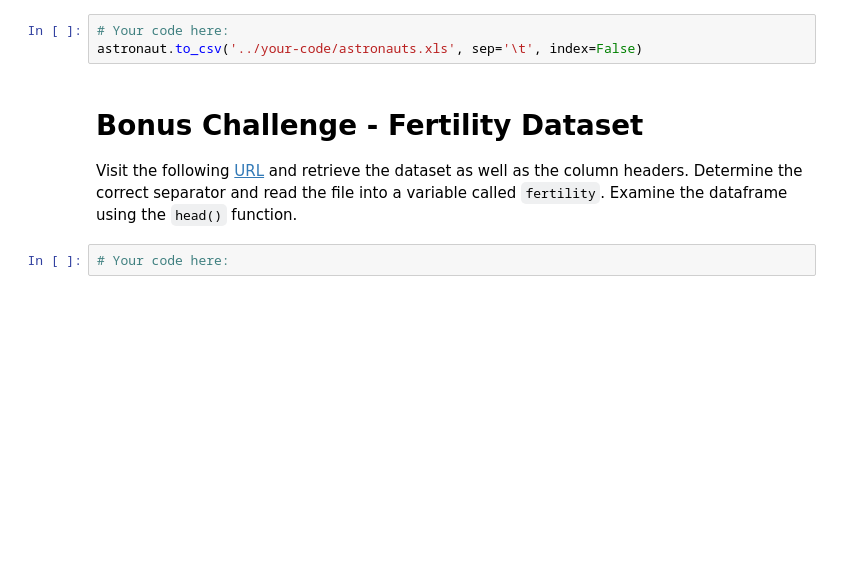
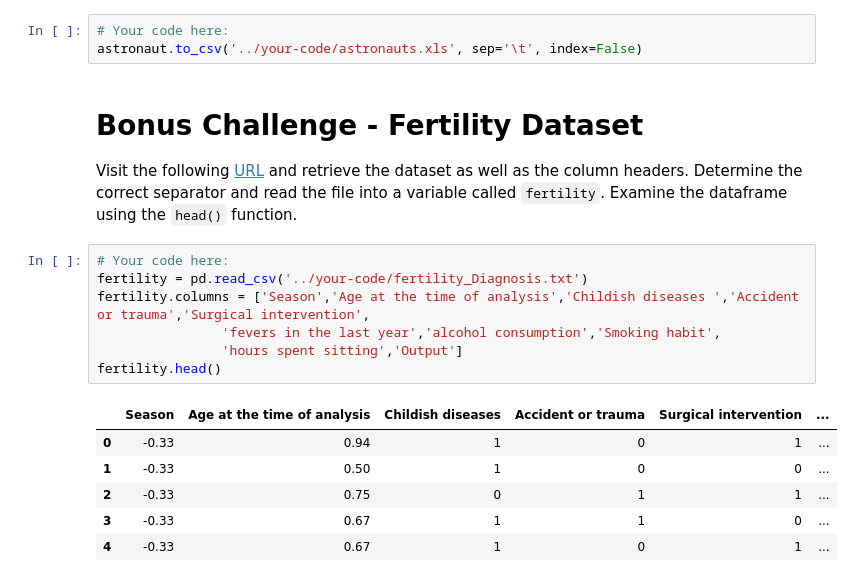
Before and after one commit to Ironhack-Data-Madrid-Mayo-2022/2.3-lab-import-export, a Jupyter notebook: your-code/main.ipynb, the cells around one changed output. Saved outputs shown, nothing was run; the diff lists cells and outputs as text; blank space fills up the shorter version.

```diff
--- a/your-code/main.ipynb
+++ b/your-code/main.ipynb
@@ -161,5 +161,17 @@ astronaut.to_csv('../your-code/astronauts.xls', sep='\t', index=False)
 # Bonus Challenge - Fertility Dataset
 
 Visit the following [URL](https://archive.ics.uci.edu/ml/datasets/Fertility) and retrieve the dataset as well as the column headers. Determine the correct separator and read the file into a variable called `fertility`. Examine the dataframe using the `head()` function.
-# %%
-# Your code here:
+# %%
+# Your code here:
+fertility = pd.read_csv('../your-code/fertility_Diagnosis.txt')
+fertility.columns = ['Season','Age at the time of analysis','Childish diseases ','Accident or trauma','Surgical intervention',
+                'fevers in the last year','alcohol consumption','Smoking habit',
+                'hours spent sitting','Output']
+fertility.head()
+# %% [output]
+|  | Season | Age at the time of analysis | Childish diseases | Accident or trauma | Surgical intervention | ... |
+| 0 | -0.33 | 0.94 | 1 | 0 | 1 | ... |
+| 1 | -0.33 | 0.50 | 1 | 0 | 0 | ... |
+| 2 | -0.33 | 0.75 | 0 | 1 | 1 | ... |
+| 3 | -0.33 | 0.67 | 1 | 1 | 0 | ... |
+| 4 | -0.33 | 0.67 | 1 | 0 | 1 | ... |
```
